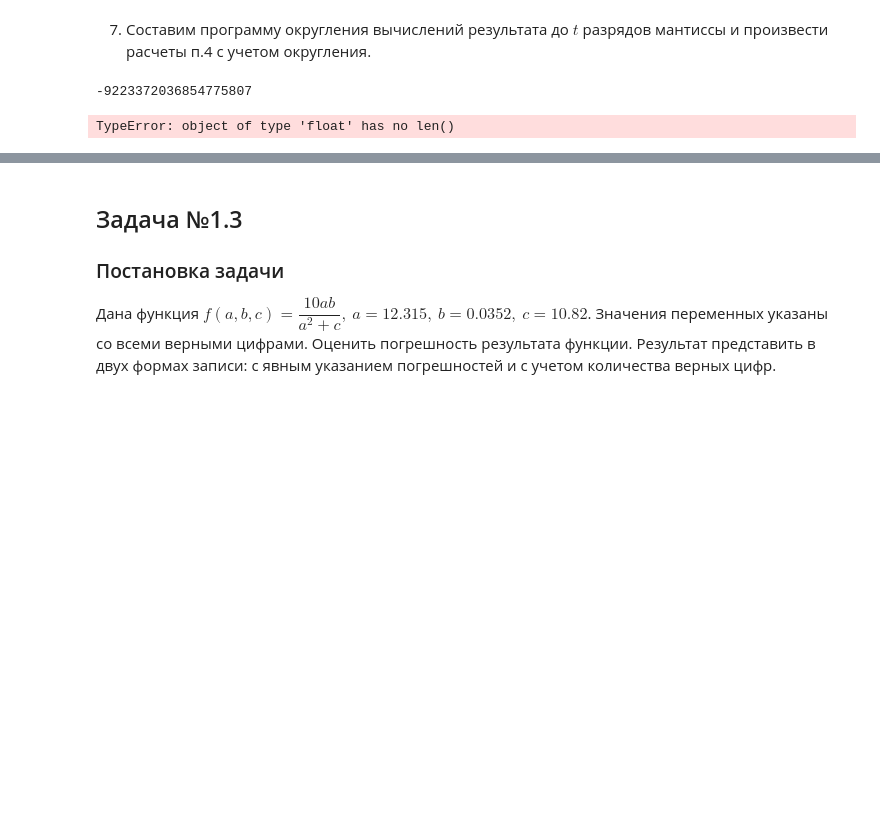
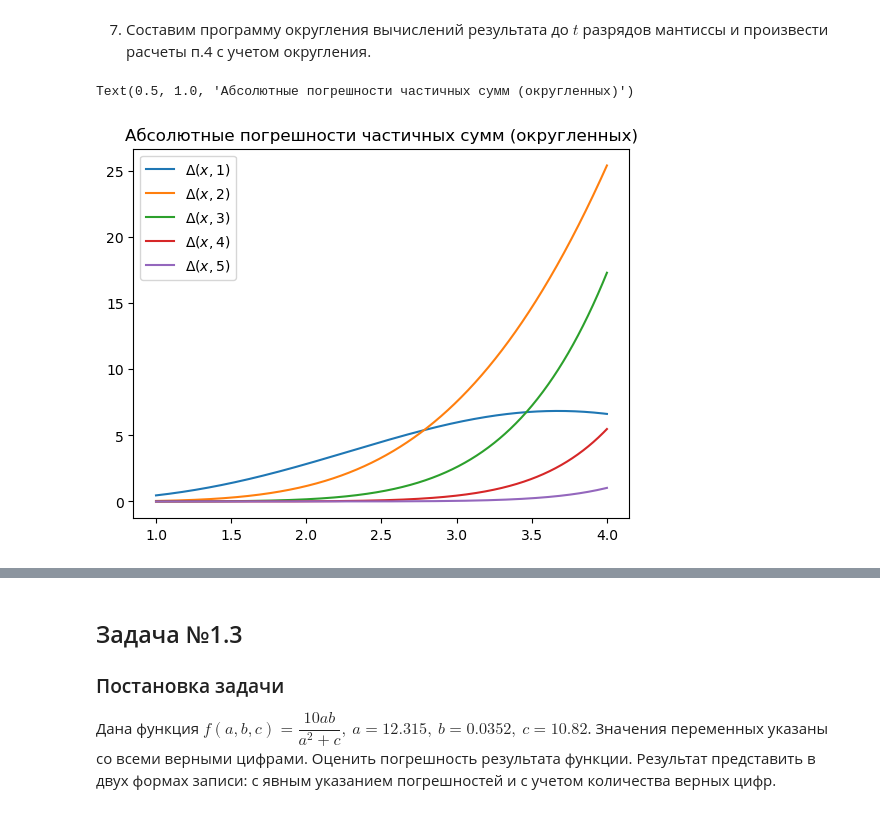
Before and after one commit to AeekTrue/mathmod, a Jupyter notebook: lab1/Lab1.ipynb, the cells around one changed output, grey strips where cells are left out. Drawn from its saved outputs; the diff is of its cells as text; code cells hidden in the pictures; blank space fills up the shorter version.

```diff
--- a/lab1/Lab1.ipynb
+++ b/lab1/Lab1.ipynb
@@ -153,18 +153,28 @@ Text(0.5, 1.0, 'Отностительная погрешность 13-ой ча
 [figure]
 # %% [markdown]
 7. Составим программу округления вычислений результата до $t$ разрядов мантиссы и произвести расчеты п.4 с учетом округления.
+# %%
+def round_mant(x, t):
+    return np.float32(np.format_float_scientific(x, precision = t - 1, trim = '0'))
+
+def round_arr(x, t):
+    if type(x) != np.ndarray:
+        return round_mant(x, 1)
+    y = x.copy()
+    for i in range(len(x)):
+        y[i] = round_mant(x[i], t)
+    return x
 # %%
-def round_mant(x, t):
-    e = np.int64(np.round(np.log10(x)))
-    n = -e + t
-    print(n)
-    return np.array([np.round(x[i], n[i]) for i in range(len(x))])
-Dtr = [abs(round_mant(y[i], 1) - y_F) for i in range(0, N + 1)]
+Rnd = [round_arr(y[i], 1) for i in range(1, N+1)]
+Rnd.insert(0, 0)
+
+Dtr = [abs(Rnd[i] - y_F) for i in range(1, N + 1)]
+Dtr.insert(0, 0)
 for i in range(1, N + 1):
     plt.plot(x, Dtr[i], label=f"$\Delta(x,{i})$")
 plt.legend()
 plt.title('Абсолютные погрешности частичных сумм (округленных)')
 # %% [output]
--9223372036854775807
+Text(0.5, 1.0, 'Абсолютные погрешности частичных сумм (округленных)')
-TypeError: object of type 'float' has no len()
+[figure, added]
 # %%
```
Also changed, not shown: parts of 1 cell of this notebook.
